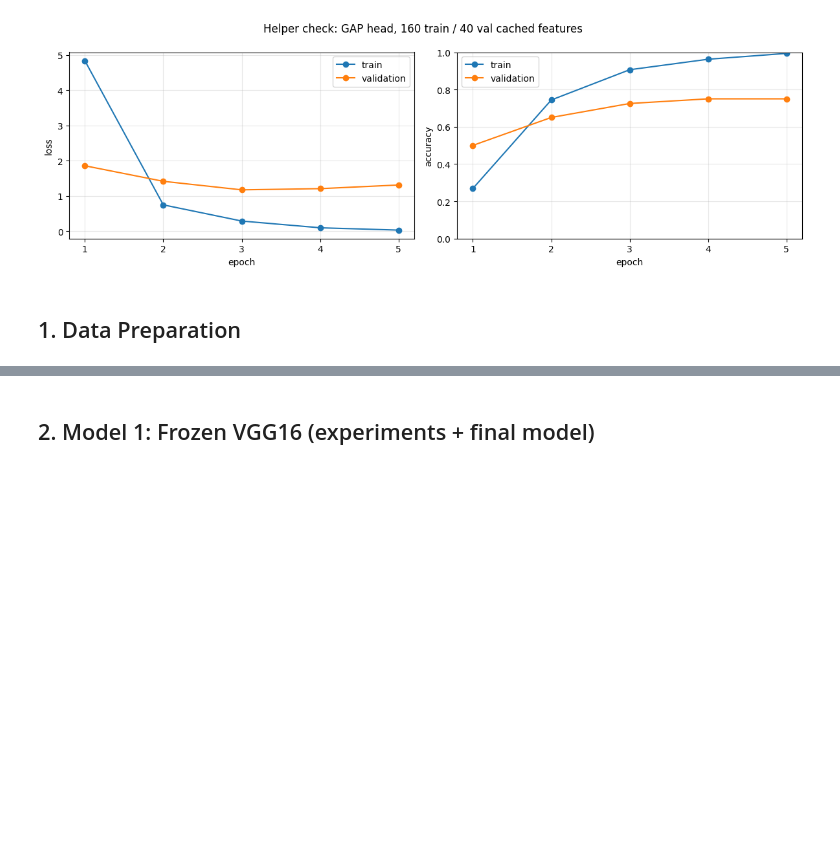
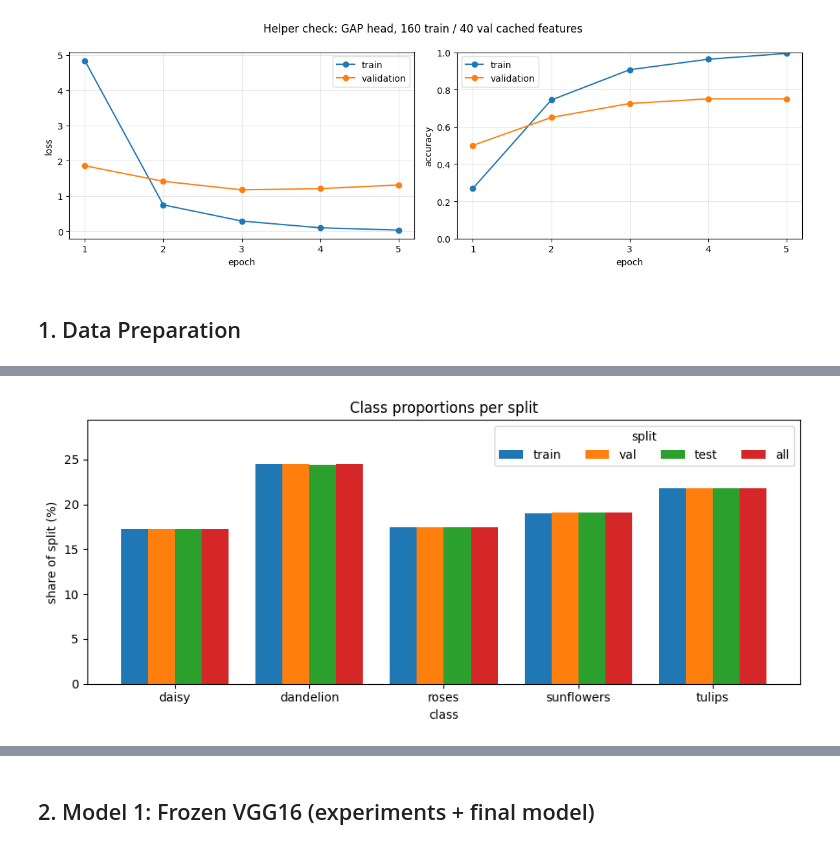
Before and after one commit to miguel-tm/dl-assignment2, a Jupyter notebook: notebooks/SCS_3546_Assignment_02.ipynb, the cells around one changed output, grey strips where cells are left out. Drawn from its saved outputs; the diff is of its cells as text; code cells hidden in the pictures; blank space fills up the shorter version.

Commit message:
feat: Phase 2 data preparation (split, class proportions, sample grid)

```diff
--- a/notebooks/SCS_3546_Assignment_02.ipynb
+++ b/notebooks/SCS_3546_Assignment_02.ipynb
@@ -397,3 +394,36 @@ head training time: 1.8s
 [figure]
 # %% [markdown]
 ## 1. Data Preparation
+# %%
+import pandas as pd
+
+set_global_seed()
+
+# Full dataset, stratified 80/20 train/test, then 15% of train becomes validation (D02).
+# The test set is held out until the final evaluation (Q1).
+paths, labels, class_names = load_dataset()
+splits = make_split(paths, labels)
+
+# Every image belongs to exactly one split.
+split_sets = {name: set(split_paths) for name, (split_paths, _) in splits.items()}
+assert not (split_sets["train"] & split_sets["val"]), "train/val overlap"
+assert not (split_sets["train"] & split_sets["test"]), "train/test overlap"
+assert not (split_sets["val"] & split_sets["test"]), "val/test overlap"
+assert sum(len(s) for s in split_sets.values()) == len(paths)
+
+# Image counts per class and split, plus the full dataset for reference.
+counts = pd.DataFrame(
+    {name: np.bincount(y, minlength=len(class_names)) for name, (_, y) in splits.items()},
+    index=class_names,
+)
+counts["all"] = np.bincount(labels, minlength=len(class_names))
+proportions = 100 * counts / counts.sum()
+
+print("Images per class and split:")
+display(pd.concat([counts, counts.sum().to_frame("total").T]))
+print("Share of each split taken by each class (%):")
+display(proportions.round(2))
+
+# Largest gap between a split's class share and the full dataset's, in percentage points.
+max_gap = proportions[["train", "val", "test"]].sub(proportions["all"], axis=0).abs().max().max()
+print(f"Largest class-share gap vs. full dataset: {max_gap:.2f} percentage points")
@@ -399,0 +447,12 @@ head training time: 1.8s
+# %%
+# Class shares side by side: equal bar heights within a class mean the stratification worked.
+ax = proportions.plot.bar(figsize=(9, 4), width=0.8, rot=0)
+ax.set_ylabel("share of split (%)")
+ax.set_xlabel("class")
+ax.set_title("Class proportions per split")
+ax.legend(title="split", ncols=4)
+ax.set_ylim(0, proportions.values.max() * 1.2)
+plt.tight_layout()
+plt.show()
+# %% [output]
+[figure, added]
```
Also changed, not shown: parts of 5 cells of this notebook, 2 other files.
